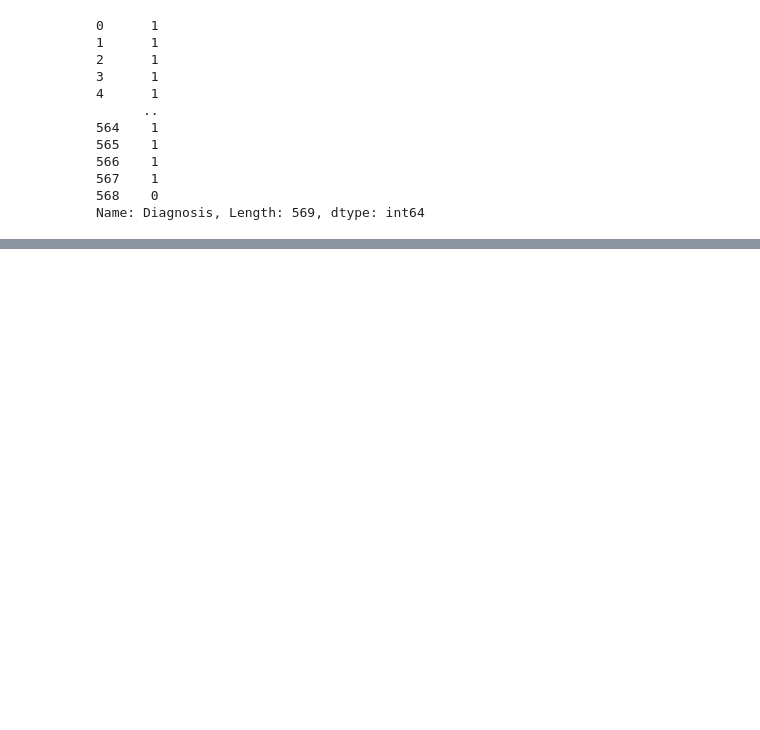
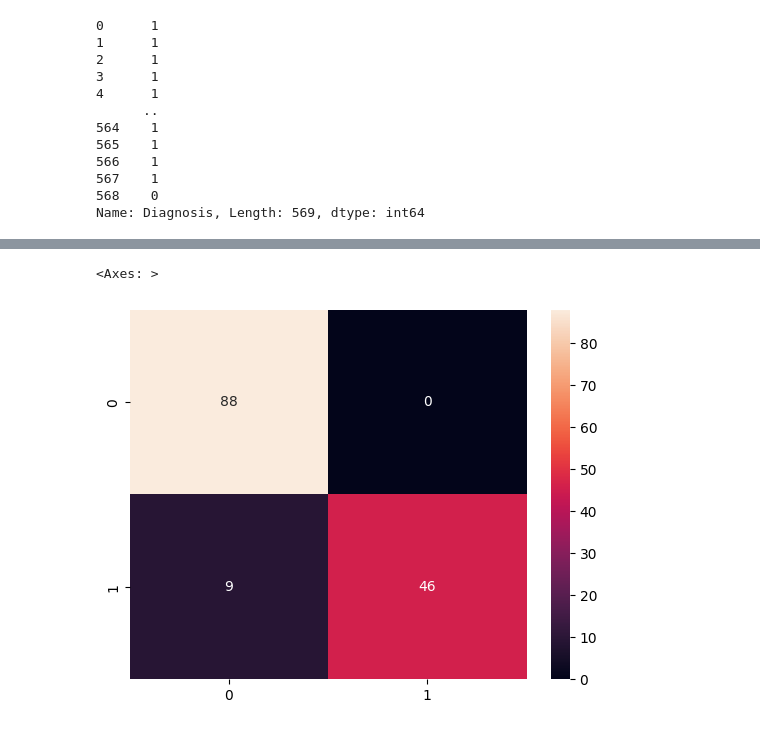
Before and after one commit to the-engrossed/breast_cancer_classification, a Jupyter notebook: test.ipynb, the cells around one changed output, grey strips where cells are left out. Saved outputs shown, nothing was run; the diff lists cells and outputs as text; code cells hidden in the pictures; blank space fills up the shorter version.

```diff
--- a/test.ipynb
+++ b/test.ipynb
@@ -154,0 +200,15 @@ y_train.shape
+# %%
+min_test = X_test.min()
+range_test = (X_test - min_test).max()
+X_test_scaled = (X_test - min_test) / range_test
+# %%
+scaled_model = svc_model.fit(X_train_scaled, y_train)
+# %%
+y_predict = svc_model.predict(X_test_scaled)
+# %%
+cmn = confusion_matrix(y_test, y_predict)
+# %%
+sns.heatmap(cmn, annot=True)
+# %% [output]
+<Axes: >
+[figure, added]
```
Also changed, not shown: parts of 19 cells of this notebook.
